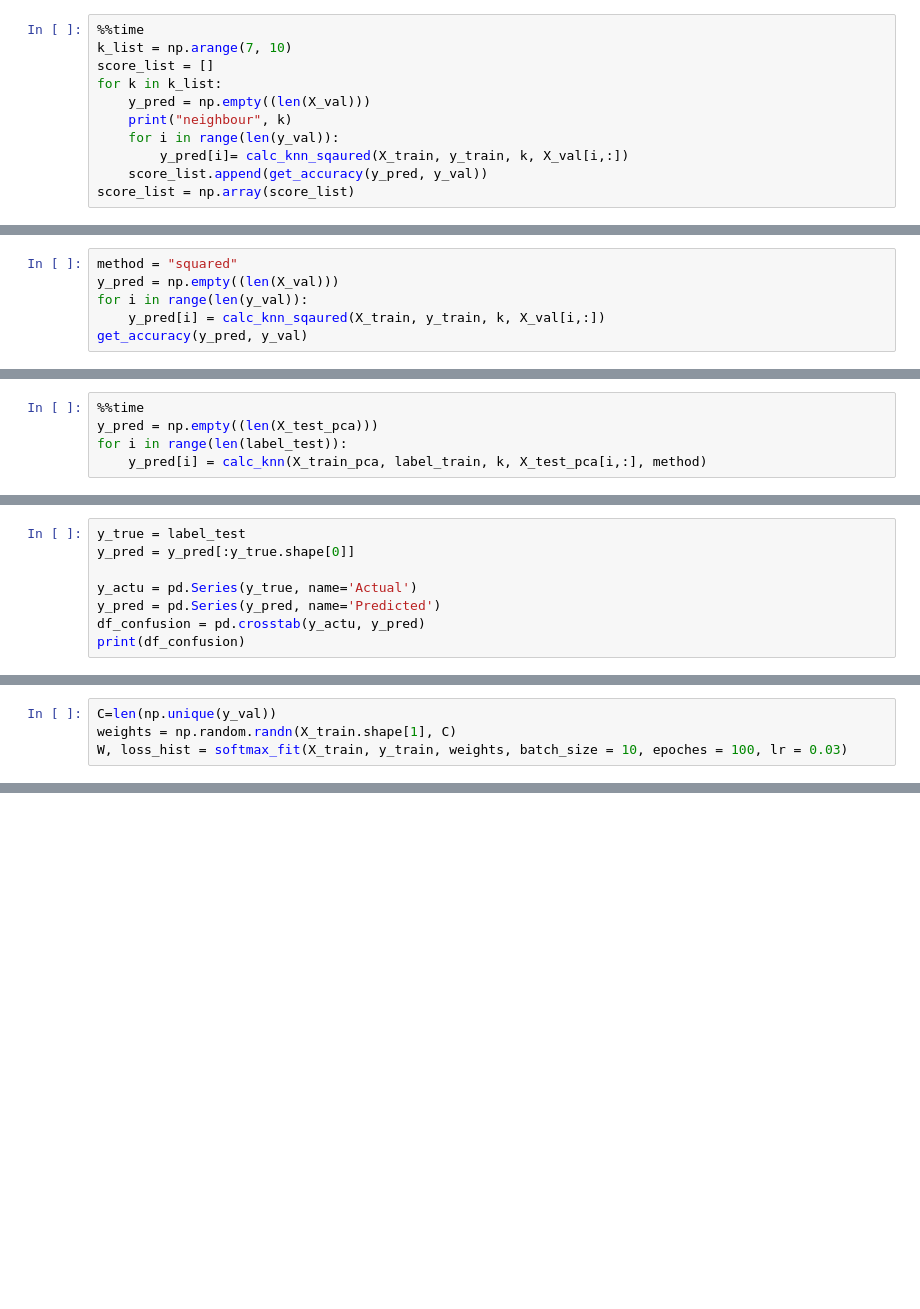
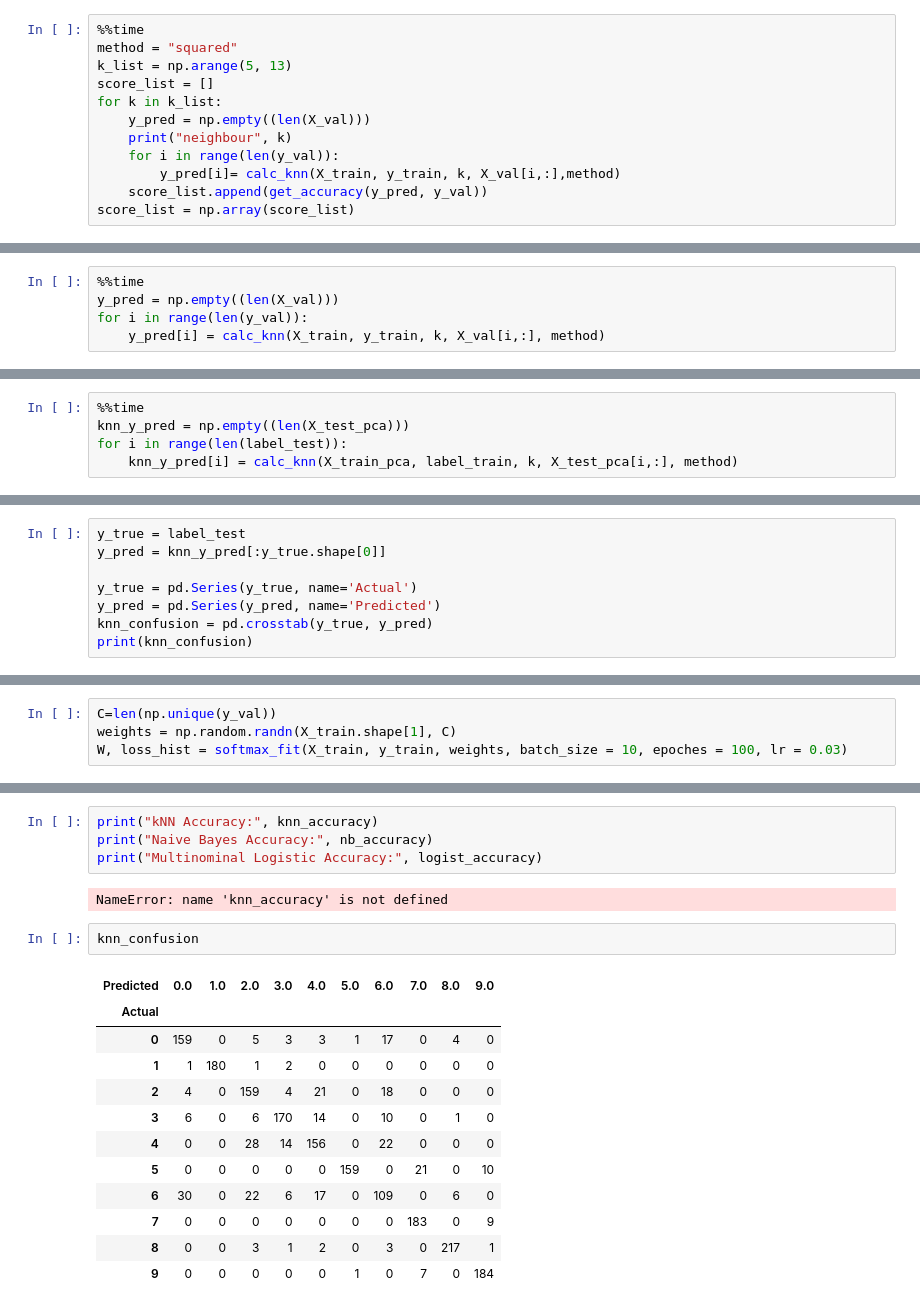
Before and after one commit to kevinlu2/COMP5318-Machine-Learning-and-Data-Mining, a Jupyter notebook: Assignment 1/A1.ipynb, the cells around one changed output, grey strips where cells are left out. Drawn from its saved outputs; the diff is of its cells as text; blank space fills up the shorter version.

```diff
--- a/Assignment 1/A1.ipynb
+++ b/Assignment 1/A1.ipynb
@@ -198,12 +168,13 @@ def get_accuracy(pred, true):
 Find best k method
 # %%
 %%time
-k_list = np.arange(7, 10)
+method = "squared"
+k_list = np.arange(5, 13)
 score_list = []
 for k in k_list:
     y_pred = np.empty((len(X_val)))
     print("neighbour", k)
     for i in range(len(y_val)):
-        y_pred[i]= calc_knn_sqaured(X_train, y_train, k, X_val[i,:])
+        y_pred[i]= calc_knn(X_train, y_train, k, X_val[i,:],method)
     score_list.append(get_accuracy(y_pred, y_val))
 score_list = np.array(score_list)
@@ -228,9 +195,8 @@ plt.show()
 # %%
-method = "squared"
+%%time
 y_pred = np.empty((len(X_val)))
 for i in range(len(y_val)):
-    y_pred[i] = calc_knn_sqaured(X_train, y_train, k, X_val[i,:])
-get_accuracy(y_pred, y_val)
+    y_pred[i] = calc_knn(X_train, y_train, k, X_val[i,:], method)
 # %%
 y_true = y_val
 y_pred = y_pred
@@ -259,6 +211,6 @@ Actual
 <div style="text-align: right"> Sourced: COMP5318 Tutorial 5 - Classification I </div>
 # %%
 %%time
-y_pred = np.empty((len(X_test_pca)))
+knn_y_pred = np.empty((len(X_test_pca)))
 for i in range(len(label_test)):
-    y_pred[i] = calc_knn(X_train_pca, label_train, k, X_test_pca[i,:], method)
+    knn_y_pred[i] = calc_knn(X_train_pca, label_train, k, X_test_pca[i,:], method)
@@ -269,9 +218,9 @@ Wall time: 53.6 s
 ### Confusion Matrix on Test Dataset
 # %%
 y_true = label_test
-y_pred = y_pred[:y_true.shape[0]]
+y_pred = knn_y_pred[:y_true.shape[0]]
 
-y_actu = pd.Series(y_true, name='Actual')
+y_true = pd.Series(y_true, name='Actual')
 y_pred = pd.Series(y_pred, name='Predicted')
-df_confusion = pd.crosstab(y_actu, y_pred)
-print(df_confusion)
+knn_confusion = pd.crosstab(y_true, y_pred)
+print(knn_confusion)
@@ -497,0 +502,21 @@ print("\nAccuracy:", np.mean(y_pred == y_actu))
+# %%
+print("kNN Accuracy:", knn_accuracy)
+print("Naive Bayes Accuracy:", nb_accuracy)
+print("Multinominal Logistic Accuracy:", logist_accuracy)
+# %% [output]
+NameError: name 'knn_accuracy' is not defined
+# %%
+knn_confusion
+# %% [output]
+| Predicted | 0.0 | 1.0 | 2.0 | 3.0 | 4.0 | 5.0 | 6.0 | 7.0 | 8.0 | 9.0 |
+| Actual |  |  |  |  |  |  |  |  |  |  |
+| 0 | 159 | 0 | 5 | 3 | 3 | 1 | 17 | 0 | 4 | 0 |
+| 1 | 1 | 180 | 1 | 2 | 0 | 0 | 0 | 0 | 0 | 0 |
+| 2 | 4 | 0 | 159 | 4 | 21 | 0 | 18 | 0 | 0 | 0 |
+| 3 | 6 | 0 | 6 | 170 | 14 | 0 | 10 | 0 | 1 | 0 |
+| 4 | 0 | 0 | 28 | 14 | 156 | 0 | 22 | 0 | 0 | 0 |
+| 5 | 0 | 0 | 0 | 0 | 0 | 159 | 0 | 21 | 0 | 10 |
+| 6 | 30 | 0 | 22 | 6 | 17 | 0 | 109 | 0 | 6 | 0 |
+| 7 | 0 | 0 | 0 | 0 | 0 | 0 | 0 | 183 | 0 | 9 |
+| 8 | 0 | 0 | 3 | 1 | 2 | 0 | 3 | 0 | 217 | 1 |
+| 9 | 0 | 0 | 0 | 0 | 0 | 1 | 0 | 7 | 0 | 184 |
```
Also changed, not shown: parts of 43 cells of this notebook, 1 other file.
